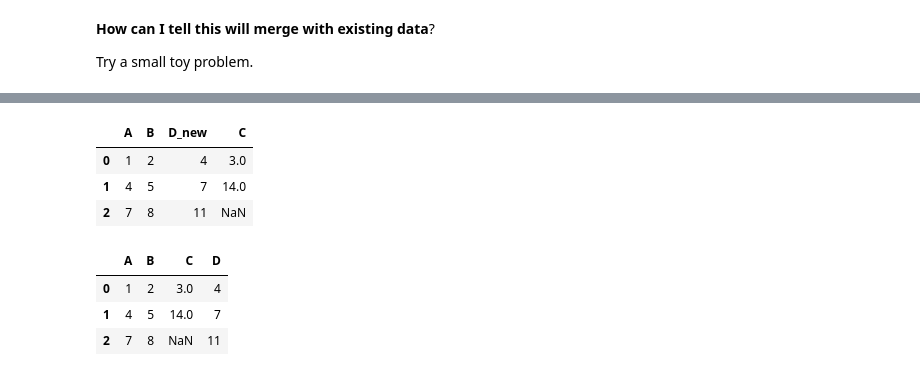
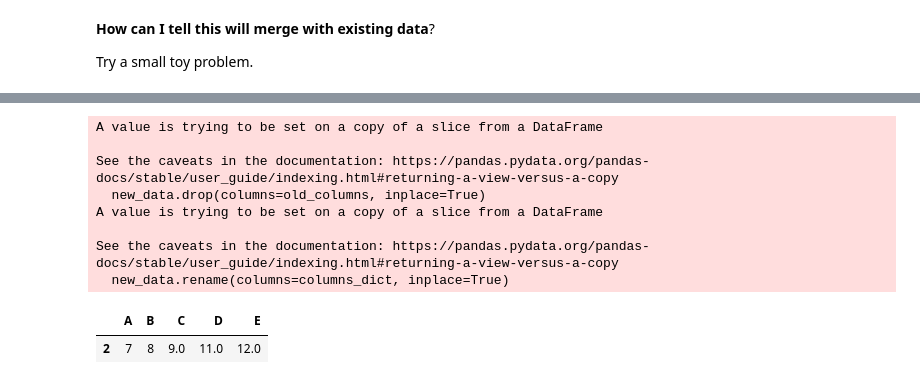
Before and after one commit to jlopez8/Jmail, a Jupyter notebook: jmailer/dev_nb.ipynb, the cells around one changed output, grey strips where cells are left out. Saved outputs shown, nothing was run; the diff lists cells and outputs as text; code cells hidden in the pictures.

```diff
--- a/jmailer/dev_nb.ipynb
+++ b/jmailer/dev_nb.ipynb
@@ -692,22 +608,0 @@ df3.drop(columns=drop_columns, inplace=True)
-# %%
-df3
-# %% [output]
-|  | A | B | D_new | C |
-| 0 | 1 | 2 | 4 | 3.0 |
-| 1 | 4 | 5 | 7 | 14.0 |
-| 2 | 7 | 8 | 11 | NaN |
-# %%
-# rename and re-order
-original_columns = df3.columns.to_list()
-new_columns = list(map(lambda x: x.replace("_new", ""), df3.columns.to_list()))
-
-columns_mapper = dict(zip(original_columns, new_columns))
-df3.rename(columns=columns_mapper, inplace=True)
-
-# re-order
-df3 = df3[columns1]
-# %% [output]
-|  | A | B | C | D |
-| 0 | 1 | 2 | 3.0 | 4 |
-| 1 | 4 | 5 | 14.0 | 7 |
-| 2 | 7 | 8 | NaN | 11 |
@@ -713,0 +616,33 @@ df3 = df3[columns1]
+# %%
+old_columns = fixed_columns + update_columns
+old_columns = [col + "_old" for col in old_columns]
+
+# get any columns the had no data before
+new_data = df3[df3[old_columns].isna().all(axis=1)]
+new_data # this is the new data
+
+# do some cleanup
+# drop data
+new_data.drop(columns=old_columns, inplace=True)
+new_data
+
+# rename
+original_columns = new_data.columns.to_list()
+pattern = r"_new|_old"
+new_columns = list(map(lambda x: re.sub(pattern, "", x), original_columns))
+columns_dict = dict(zip(original_columns, new_columns))
+new_data.rename(columns=columns_dict, inplace=True)
+
+new_data = new_data[df1.columns.to_list()]
+new_data
+# %% [output]
+A value is trying to be set on a copy of a slice from a DataFrame
+
+See the caveats in the documentation: https://pandas.pydata.org/pandas-docs/stable/user_guide/indexing.html#returning-a-view-versus-a-copy
+  new_data.drop(columns=old_columns, inplace=True)
+A value is trying to be set on a copy of a slice from a DataFrame
+
+See the caveats in the documentation: https://pandas.pydata.org/pandas-docs/stable/user_guide/indexing.html#returning-a-view-versus-a-copy
+  new_data.rename(columns=columns_dict, inplace=True)
+|  | A | B | C | D | E |
+| 2 | 7 | 8 | 9.0 | 11.0 | 12.0 |
```
Also changed, not shown: parts of 18 cells of this notebook.
